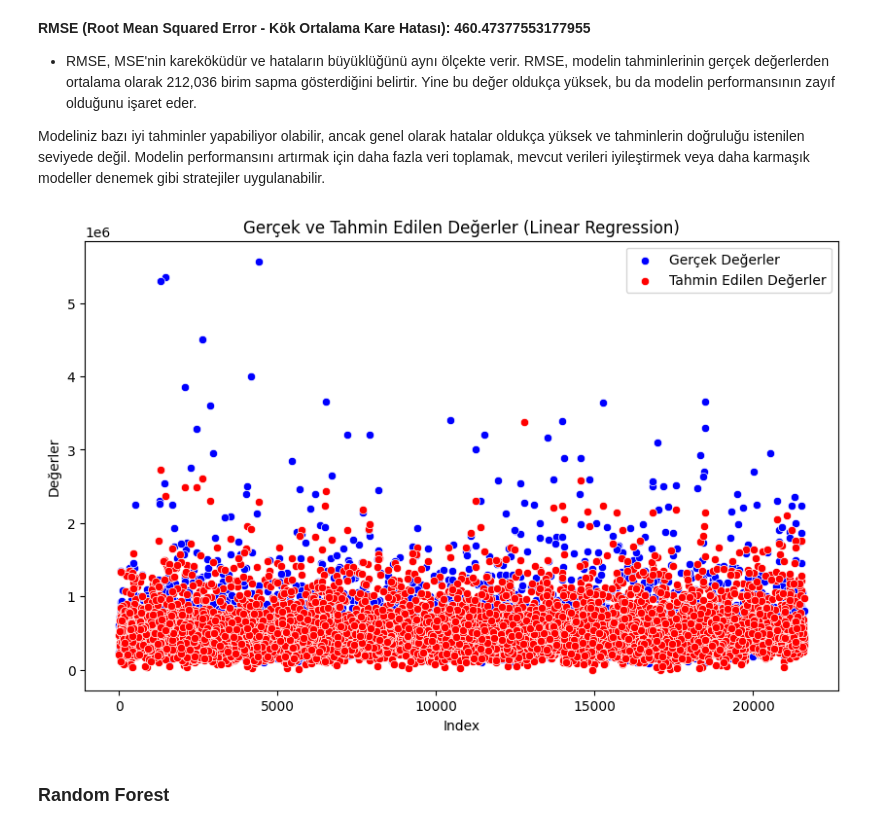
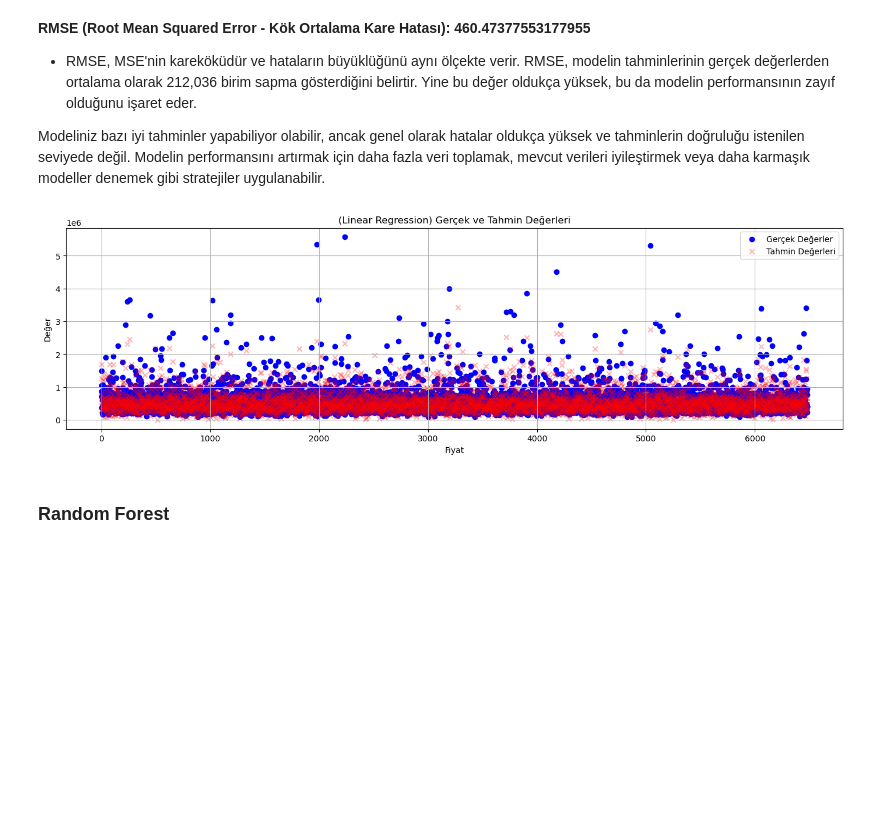
Before and after one commit to ismailcankaratas/Boston-Housing-ML, a Jupyter notebook: app.ipynb, the cells around one changed output. Saved outputs shown, nothing was run; the diff lists cells and outputs as text; code cells hidden in the pictures; blank space fills up the shorter version.

```diff
--- a/app.ipynb
+++ b/app.ipynb
@@ -241,4 +341,2 @@ scaler = MinMaxScaler().fit(data[numeric_cols])
-# %%
-data[numeric_cols] = scaler.transform(data[numeric_cols])
 # %% [markdown]
 # Model
@@ -245,3 +356,22 @@ data[numeric_cols] = scaler.transform(data[numeric_cols])
+# %%
+import matplotlib.pyplot as plt
+
+def pred_plot(test, pred, model = ""):
+  # Figure ve Subplot ayarları
+  plt.figure(figsize=(14, 8))
+  # İkinci Subplot (Scatter Plot)
+  plt.subplot(2, 1, 2)
+  plt.scatter(range(len(test)), test, color='blue', label='Gerçek Değerler', alpha=1)
+  plt.scatter(range(len(pred)), pred, color='red', label='Tahmin Değerleri', alpha=0.3, marker="x")
+  plt.title(f'({model}) Gerçek ve Tahmin Değerleri')
+  plt.xlabel('Fiyat')
+  plt.ylabel('Değer')
+  plt.legend()
+  plt.grid(True)
+
+  # Grafiği göster
+  plt.tight_layout()
+  plt.show()
 # %% [markdown]
 ### Linear Regression
 # %%
@@ -306,19 +415,7 @@ import matplotlib.pyplot as plt
-# %%
-results = pd.DataFrame({'Gerçek Değerler': y_test, 'Tahmin Edilen Değerler': y_lr_pred})
-
-# Scatter plot oluşturma
-plt.figure(figsize=(10, 6))
-sns.scatterplot(x=results.index, y='Gerçek Değerler', data=results, color='blue', label='Gerçek Değerler')
-sns.scatterplot(x=results.index, y='Tahmin Edilen Değerler', data=results, color='red', label='Tahmin Edilen Değerler')
-
-# Grafik ayarları
-plt.xlabel('Index')
-plt.ylabel('Değerler')
-plt.title('Gerçek ve Tahmin Edilen Değerler (Linear Regression)')
-plt.legend()
-plt.show()
-# %% [output]
-[figure, removed]
+# %%
+pred_plot(y_test, y_lr_pred, "Linear Regression")
+# %% [output]
+[figure, added]
 # %% [markdown]
 ### Random Forest
 # %%
```
Also changed, not shown: parts of 26 cells of this notebook, 2 other files.
